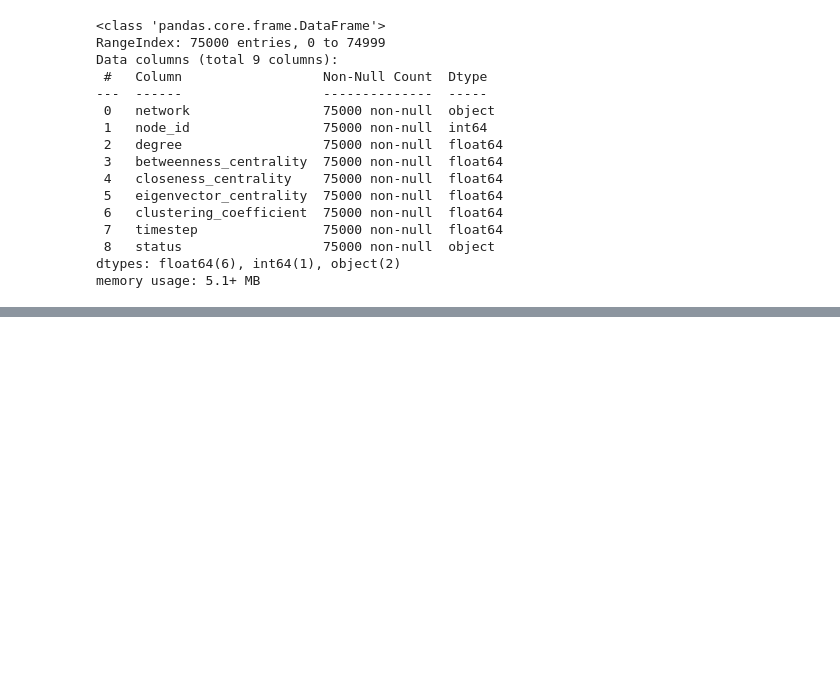
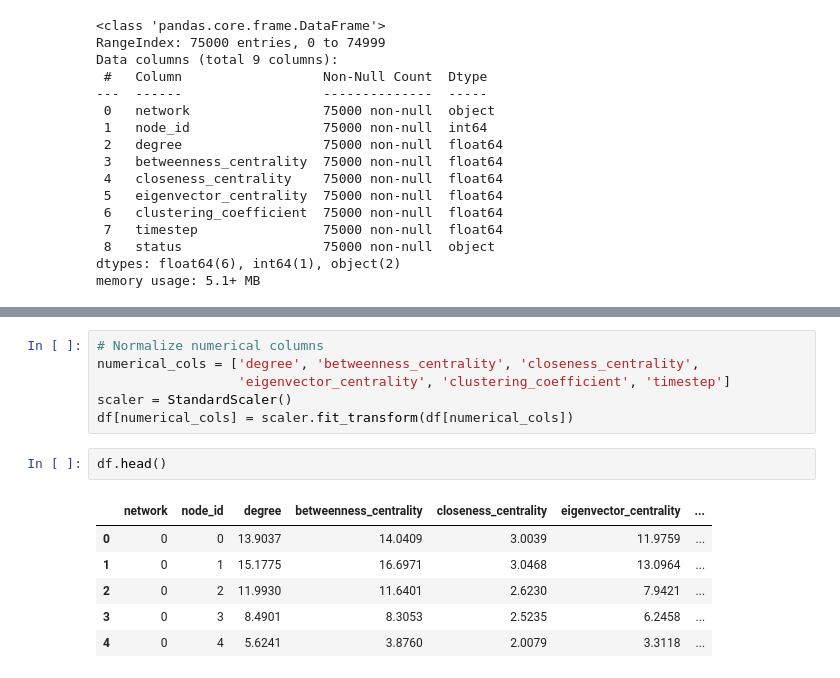
Before and after one commit to pxsa/complex-network-HW, a Jupyter notebook: HW3/code/dataset.ipynb, the cells around one changed output, grey strips where cells are left out. Saved outputs shown, nothing was run; the diff lists cells and outputs as text; blank space fills up the shorter version.

```diff
--- a/HW3/code/dataset.ipynb
+++ b/HW3/code/dataset.ipynb
@@ -283,0 +313,15 @@ memory usage: 5.1+ MB
+# %%
+# Normalize numerical columns
+numerical_cols = ['degree', 'betweenness_centrality', 'closeness_centrality',
+                  'eigenvector_centrality', 'clustering_coefficient', 'timestep']
+scaler = StandardScaler()
+df[numerical_cols] = scaler.fit_transform(df[numerical_cols])
+# %%
+df.head()
+# %% [output]
+|  | network | node_id | degree | betweenness_centrality | closeness_centrality | eigenvector_centrality | ... |
+| 0 | 0 | 0 | 13.9037 | 14.0409 | 3.0039 | 11.9759 | ... |
+| 1 | 0 | 1 | 15.1775 | 16.6971 | 3.0468 | 13.0964 | ... |
+| 2 | 0 | 2 | 11.9930 | 11.6401 | 2.6230 | 7.9421 | ... |
+| 3 | 0 | 3 | 8.4901 | 8.3053 | 2.5235 | 6.2458 | ... |
+| 4 | 0 | 4 | 5.6241 | 3.8760 | 2.0079 | 3.3118 | ... |
```
Also changed, not shown: parts of 27 cells of this notebook, 2 other files.
